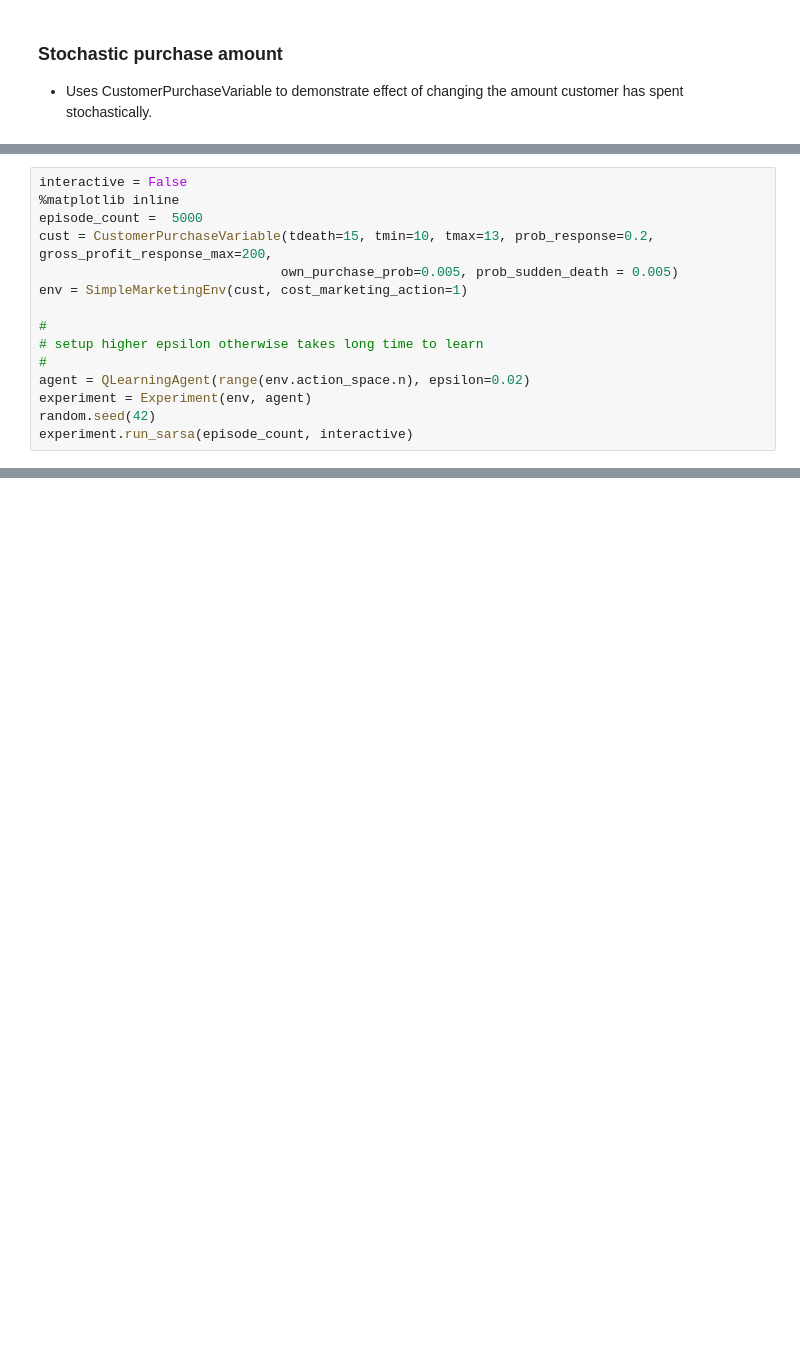
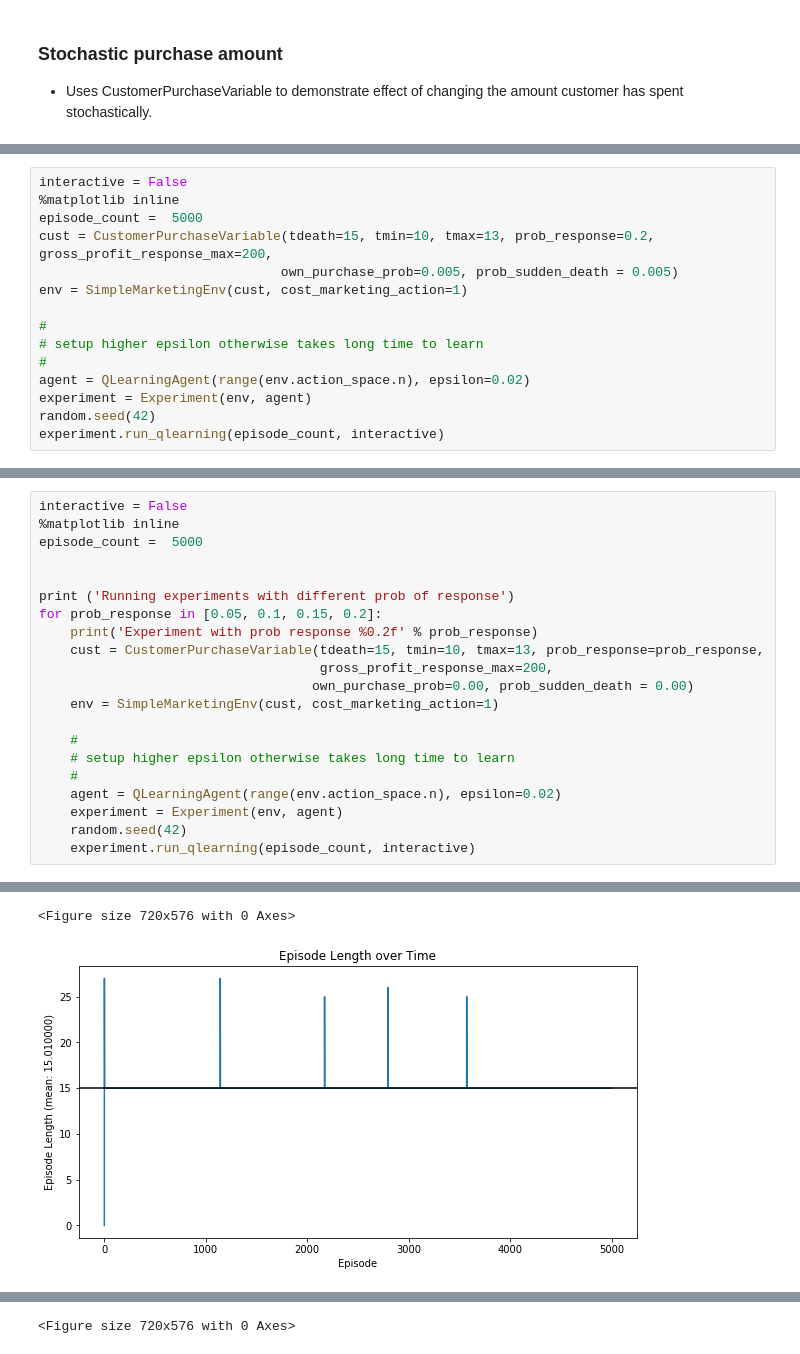
Before and after one commit to extrospective/marketing-rl, a Jupyter notebook: SimpleMarketing/SimpleMarketingTest.ipynb, the cells around one changed output, grey strips where cells are left out. Cells and saved outputs as stored; diff of their text form; blank space fills up the shorter version.

```diff
--- a/SimpleMarketing/SimpleMarketingTest.ipynb
+++ b/SimpleMarketing/SimpleMarketingTest.ipynb
@@ -438,5 +426,5 @@ env = SimpleMarketingEnv(cust, cost_marketing_action=1)
 agent = QLearningAgent(range(env.action_space.n), epsilon=0.02)
 experiment = Experiment(env, agent)
 random.seed(42)
-experiment.run_sarsa(episode_count, interactive)
+experiment.run_qlearning(episode_count, interactive)
 # %% [output]
@@ -468,0 +445,22 @@ q learning state action value dictionary
+# %%
+interactive = False
+%matplotlib inline
+episode_count =  5000
+
+
+print ('Running experiments with different prob of response')
+for prob_response in [0.05, 0.1, 0.15, 0.2]:
+    print('Experiment with prob response %0.2f' % prob_response)
+    cust = CustomerPurchaseVariable(tdeath=15, tmin=10, tmax=13, prob_response=prob_response,
+                                    gross_profit_response_max=200,
+                                   own_purchase_prob=0.00, prob_sudden_death = 0.00)
+    env = SimpleMarketingEnv(cust, cost_marketing_action=1)
+
+    #
+    # setup higher epsilon otherwise takes long time to learn
+    #
+    agent = QLearningAgent(range(env.action_space.n), epsilon=0.02)
+    experiment = Experiment(env, agent)
+    random.seed(42)
+    experiment.run_qlearning(episode_count, interactive)
+# %% [output]
@@ -468,0 +478,2 @@ q learning state action value dictionary
+<Figure size 720x576 with 0 Axes>
+[figure, added]
@@ -468,0 +491 @@ q learning state action value dictionary
+<Figure size 720x576 with 0 Axes>
```
Also changed, not shown: parts of 9 cells of this notebook, 2 other files.
